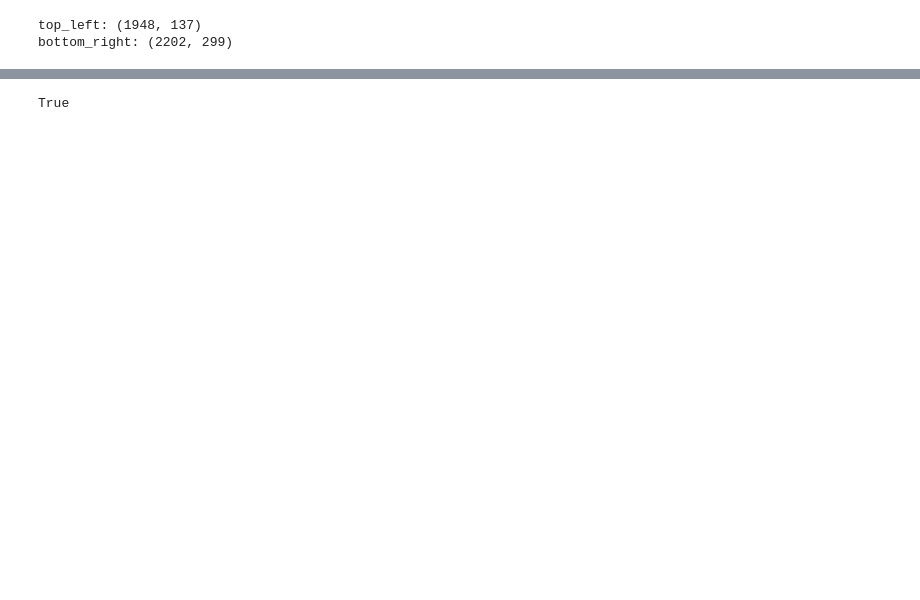
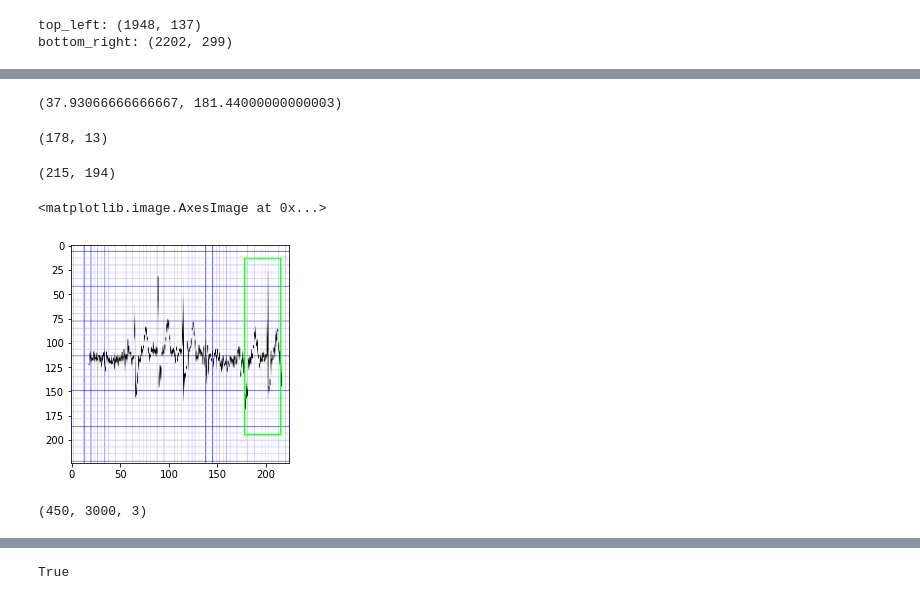
Before and after one commit to ruivarandas/DSLproject, a Jupyter notebook: notebooks/saliency_maps_new.ipynb, the cells around one changed output, grey strips where cells are left out. Drawn from its saved outputs; the diff is of its cells as text; code cells hidden in the pictures; blank space fills up the shorter version.

```diff
--- a/notebooks/saliency_maps_new.ipynb
+++ b/notebooks/saliency_maps_new.ipynb
@@ -213,2 +207,28 @@ bottom_right_cropped = (right_bottom[0]-750, right_bottom[1]-75)
+# %%
+delta_x_resized = delta_x * x_ratio
+delta_y_resized = delta_y * y_ratio
+delta_x_resized, delta_y_resized
+# %% [output]
+(37.93066666666667, 181.44000000000003)
 # %%
-img_rect_resized = cv2.resize(img_rect[75:375,750:2250], (224,224))
+img_resized = cv2.resize(img[75:375,750:2250], (224,224))
+# %%
+top_left_cropped_resized
+# %% [output]
+(178, 13)
+# %%
+right_bottom_point = (int(top_left_cropped_resized[0]+delta_x_resized), int(top_left_cropped_resized[1]+delta_y_resized))
+right_bottom_point
+# %% [output]
+(215, 194)
+# %%
+test_i = cv2.rectangle(img_resized.copy(), top_left_cropped_resized, right_bottom_point, (0,255,0), 1)
+# %%
+plt.imshow(test_i)
+# %% [output]
+<matplotlib.image.AxesImage at 0x...>
+[figure, added]
+# %%
+img_rect.shape
+# %% [output]
+(450, 3000, 3)
```
Also changed, not shown: parts of 25 cells of this notebook, 1 other file.
